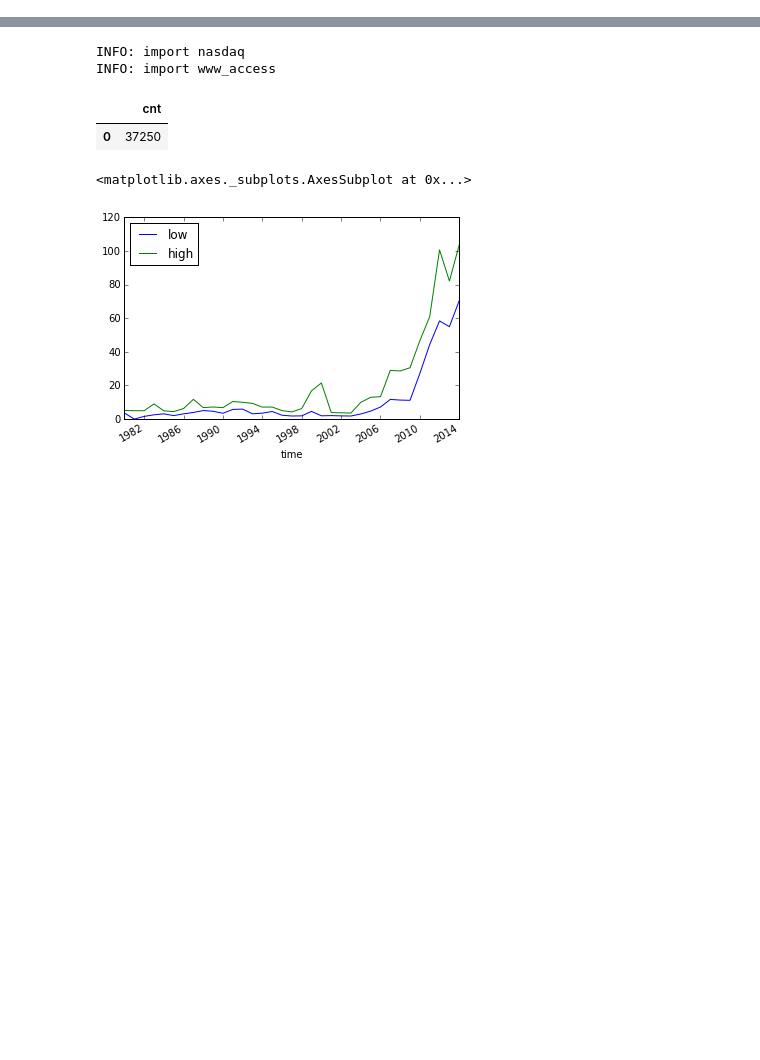
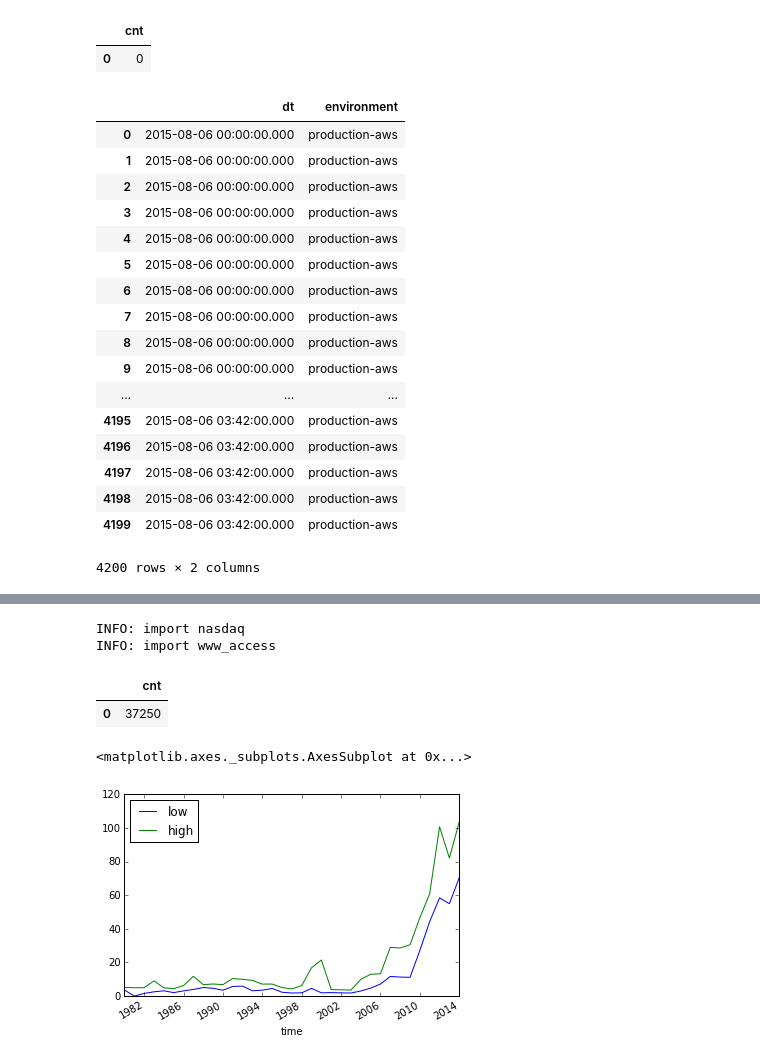
Before and after one commit to ryota5641/curryudon, a Jupyter notebook: ryota/FirstCurry.ipynb, the cells around one changed output, grey strips where cells are left out. Saved outputs shown, nothing was run; the diff lists cells and outputs as text; code cells hidden in the pictures; blank space fills up the shorter version.

```diff
--- a/ryota/FirstCurry.ipynb
+++ b/ryota/FirstCurry.ipynb
@@ -0,0 +52,34 @@
+# %%
+%%td_presto
+select count(1) cnt
+from nasdaq
+where td_time_range(time,'{start}','{end}')
+# %% [output]
+|  | cnt |
+| 0 | 0 |
+# %%
+%%td_presto
+select
+from_unixtime("time") AS "dt",environment
+from hadoop_cluster
+where environment = 'production-aws' and td_time_range("time",'2015-08-06','2015-08-08')
+order by "time" asc
+# %% [output]
+|  | dt | environment |
+| 0 | 2015-08-06 00:00:00.000 | production-aws |
+| 1 | 2015-08-06 00:00:00.000 | production-aws |
+| 2 | 2015-08-06 00:00:00.000 | production-aws |
+| 3 | 2015-08-06 00:00:00.000 | production-aws |
+| 4 | 2015-08-06 00:00:00.000 | production-aws |
+| 5 | 2015-08-06 00:00:00.000 | production-aws |
+| 6 | 2015-08-06 00:00:00.000 | production-aws |
+| 7 | 2015-08-06 00:00:00.000 | production-aws |
+| 8 | 2015-08-06 00:00:00.000 | production-aws |
+| 9 | 2015-08-06 00:00:00.000 | production-aws |
+| ... | ... | ... |
+| 4195 | 2015-08-06 03:42:00.000 | production-aws |
+| 4196 | 2015-08-06 03:42:00.000 | production-aws |
+| 4197 | 2015-08-06 03:42:00.000 | production-aws |
+| 4198 | 2015-08-06 03:42:00.000 | production-aws |
+| 4199 | 2015-08-06 03:42:00.000 | production-aws |
+4200 rows × 2 columns
```
Also changed, not shown: parts of 6 cells of this notebook.
